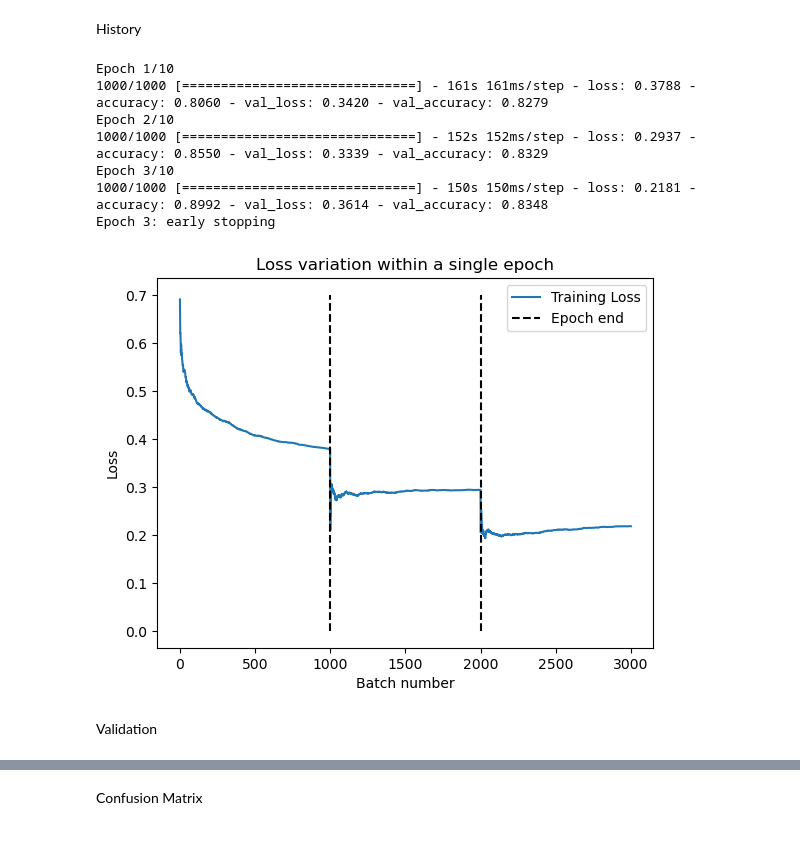
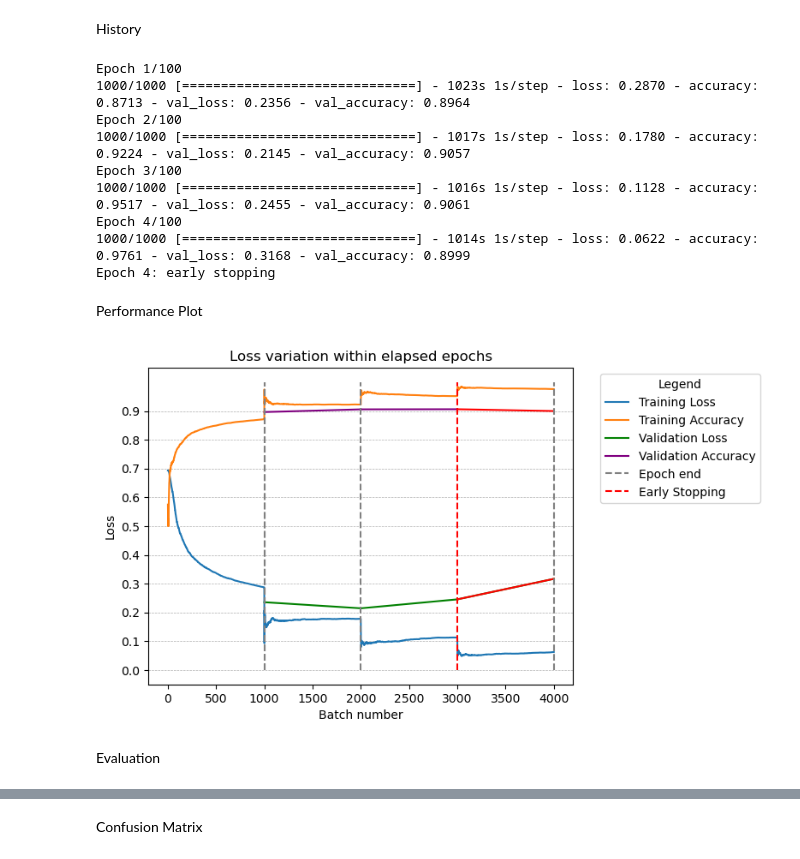
Before and after one commit to vebyorn/NHH, a Jupyter notebook: Deep Learning/BOWCNN.ipynb, the cells around one changed output, grey strips where cells are left out. Cells and saved outputs as stored; diff of their text form; code cells hidden in the pictures.

```diff
--- a/Deep Learning/BOWCNN.ipynb
+++ b/Deep Learning/BOWCNN.ipynb
@@ -164,28 +231,51 @@ model.compile(loss='binary_crossentropy', optimizer=optimizer, metrics=['accurac
 History
 # %%
 # Train the model
-history = model.fit(X_train_reshaped, y_train, epochs=10, validation_data=(X_val_reshaped, y_val), batch_size=40, callbacks=callbacks_list)
+history = model.fit(X_train_reshaped, Y_train, epochs=100, validation_data=(X_val_reshaped, Y_val), batch_size=40, callbacks=callbacks_list)
 # %% [output]
-Epoch 1/10
-1000/1000 [==============================] - 161s 161ms/step - loss: 0.3788 - accuracy: 0.8060 - val_loss: 0.3420 - val_accuracy: 0.8279
-Epoch 2/10
-1000/1000 [==============================] - 152s 152ms/step - loss: 0.2937 - accuracy: 0.8550 - val_loss: 0.3339 - val_accuracy: 0.8329
-Epoch 3/10
-1000/1000 [==============================] - 150s 150ms/step - loss: 0.2181 - accuracy: 0.8992 - val_loss: 0.3614 - val_accuracy: 0.8348
-Epoch 3: early stopping
+Epoch 1/100
+1000/1000 [==============================] - 1023s 1s/step - loss: 0.2870 - accuracy: 0.8713 - val_loss: 0.2356 - val_accuracy: 0.8964
+Epoch 2/100
+1000/1000 [==============================] - 1017s 1s/step - loss: 0.1780 - accuracy: 0.9224 - val_loss: 0.2145 - val_accuracy: 0.9057
+Epoch 3/100
+1000/1000 [==============================] - 1016s 1s/step - loss: 0.1128 - accuracy: 0.9517 - val_loss: 0.2455 - val_accuracy: 0.9061
+Epoch 4/100
+1000/1000 [==============================] - 1014s 1s/step - loss: 0.0622 - accuracy: 0.9761 - val_loss: 0.3168 - val_accuracy: 0.8999
+Epoch 4: early stopping
-# %%
-# Plot the batch-wise loss variation within the first epoch
-plt.plot(np.arange(len(batch_loss_callback.batch_losses)), batch_loss_callback.batch_losses, label='Training Loss')
-plt.vlines(1000, 0, 0.7, colors='k', linestyles='dashed', label='Epoch end')
-plt.vlines(2000, 0, 0.7, colors='k', linestyles='dashed')
-plt.xlabel('Batch number')
-plt.ylabel('Loss')
-plt.title(f'Loss variation within a epoch')
-plt.legend()
-plt.show()
-# %% [output]
-[figure, removed]
-# %% [markdown]
-Validation
+# %% [markdown]
+Performance Plot
+# %%
+# Plot the batch-wise loss variation within the epoch
+plt.plot(np.arange(len(batch_loss_callback.batch_losses)), batch_loss_callback.batch_losses, label='Training Loss')
+# Plot the batch-wise accuracy variation within the epochs
+plt.plot(np.arange(len(batch_accuracy_callback.batch_accuracies)), batch_accuracy_callback.batch_accuracies, label='Training Accuracy')
+
+# draw line sbetween the points
+plt.plot([1000, 2000], [history.history['val_loss'][0], history.history['val_loss'][1]], color='green', label='Validation Loss')
+plt.plot([2000, 3000], [history.history['val_loss'][1], history.history['val_loss'][2]], color='green')
+plt.plot([3000, 4000], [history.history['val_loss'][2], history.history['val_loss'][3]], color='green')
+plt.plot([3000, 4000], [history.history['val_loss'][2], history.history['val_loss'][3]], color='red')
+plt.plot([1000, 2000], [history.history['val_accuracy'][0], history.history['val_accuracy'][1]], color='purple', label='Validation Accuracy')
+plt.plot([2000, 3000], [history.history['val_accuracy'][1], history.history['val_accuracy'][2]], color='purple')
+plt.plot([3000, 4000], [history.history['val_accuracy'][2], history.history['val_accuracy'][3]], color='red')
+
+# Lines
+plt.yticks(np.arange(0, 1, 0.1))
+plt.vlines(1000, 0, 1, colors='gray', linestyles='dashed', label='Epoch end')
+plt.vlines(1000, 0, 1, colors='gray', linestyles='dashed')
+plt.vlines(2000, 0, 1, colors='gray', linestyles='dashed')
+plt.vlines(3000, 0, 1, colors='red', linestyles='dashed', label = 'Early Stopping')
+plt.vlines(4000, 0, 1, colors='gray', linestyles='dashed')
+plt.xlabel('Batch number')
+plt.ylabel('Loss')
+plt.grid(axis='y', linestyle='--', linewidth=0.5)
+plt.title(f'Loss variation within elapsed epochs')
+plt.legend(loc='upper left', bbox_to_anchor=(1.05, 1), title='Legend')
+
+plt.show()
+# %% [output]
+[figure, added]
+# %% [markdown]
+Evaluation
 # %%
 # Evaluate the model against Balanced Validation set
```
Also changed, not shown: parts of 57 cells of this notebook.
